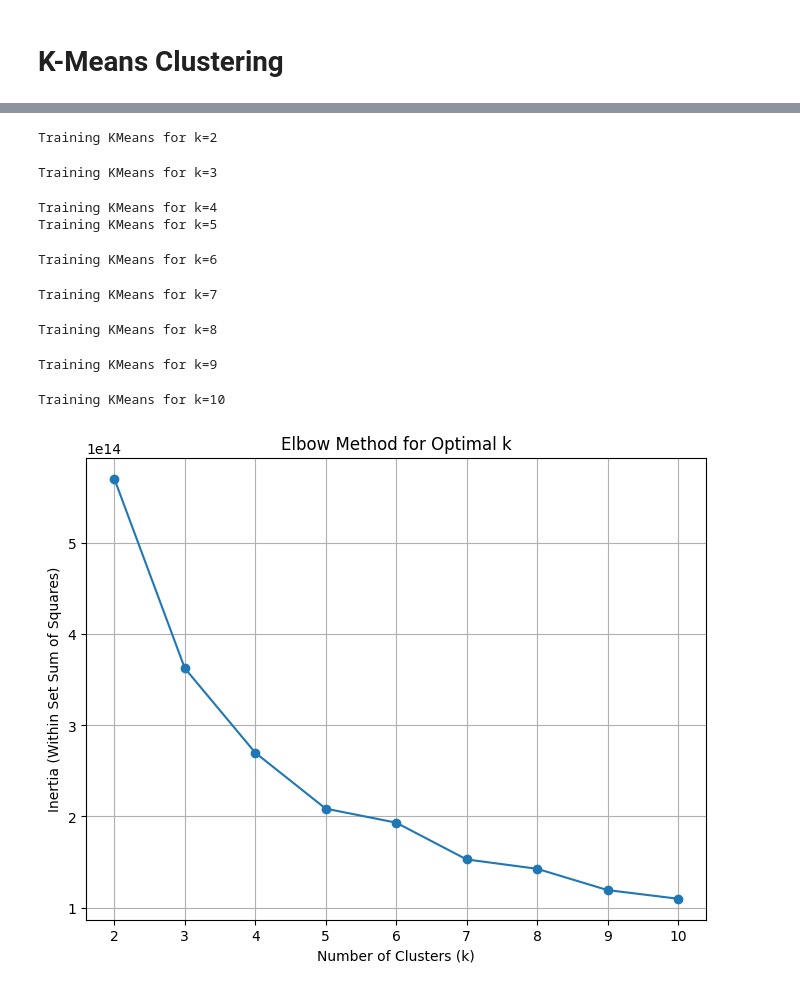
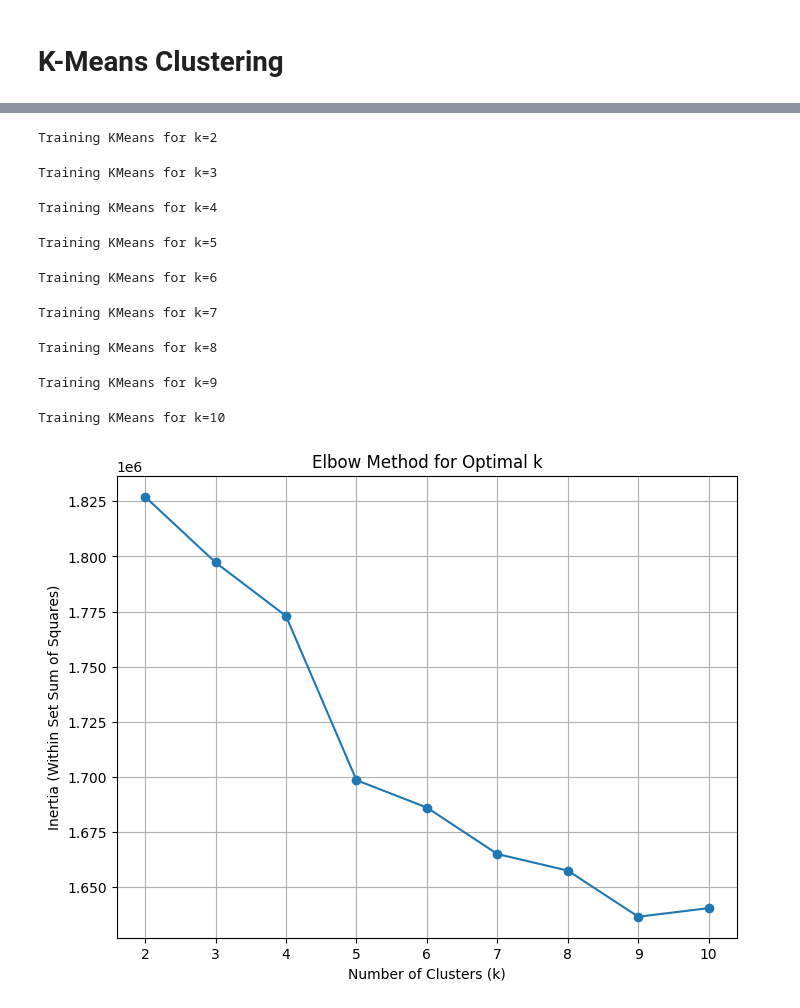
Before and after one commit to esbendamkjaer/DTU-CTFDS-02807-PROJ, a Jupyter notebook: src/dtu_ctfds_02807_proj/collaborative/kmeans_model.ipynb, the cells around one changed output, grey strips where cells are left out. Cells and saved outputs as stored; diff of their text form; code cells hidden in the pictures.

Commit message:
kmeans

```diff
--- a/src/dtu_ctfds_02807_proj/collaborative/kmeans_model.ipynb
+++ b/src/dtu_ctfds_02807_proj/collaborative/kmeans_model.ipynb
@@ -48,5 +48,5 @@ else:
     games = spark.read.parquet('file:////work/ds/steam_games_parquet')
 
 
-# game_reviews: DataFrame = game_reviews.persist()
-# games: DataFrame = games.persist()
+games = game_reviews.select('app_id').distinct().join(games, "app_id", 'inner').cache()
+game_reviews: DataFrame = game_reviews.persist()
@@ -114,45 +148,39 @@ top_games_per_cluster.show(truncate=False)
 # %%
-features = [
-    "recommended",
-    "author_num_reviews",
-    "author_playtime_at_review",
-    "author_playtime_forever",
-    "author_playtime_last_two_weeks",
-]
-assembler = VectorAssembler(inputCols=features, outputCol="features")
-assembled_data = assembler.transform(many_reviews_users)
 
 # Elbow method: Compute inertia for different k values
 k_values = list(range(2, 11))  # Modify range as needed
 inertia = []
 
 for k in k_values:
     print(f"Training KMeans for k={k}")
-    kmeans = KMeans(featuresCol="features", k=k, seed=42)
-    model = kmeans.fit(assembled_data)
-    predictions = model.transform(assembled_data)
+
+    kmeans = KMeans(k=k, seed=1234)  # Adjust k as needed
+    model = kmeans.fit(user_features)
+
+    clustered_users = model.transform(user_features)
+
 
     # Compute WSSSE (Within Set Sum of Squared Errors)
     rmse_evaluator = ClusteringEvaluator(predictionCol="prediction", featuresCol="features", metricName="silhouette")
-    silhouette = rmse_evaluator.evaluate(predictions)
+    silhouette = rmse_evaluator.evaluate(clustered_users)
     inertia.append(model.summary.trainingCost)
 
 # Plot the elbow method results
 plt.figure(figsize=(8, 6))
 plt.plot(k_values, inertia, marker="o")
 plt.title("Elbow Method for Optimal k")
 plt.xlabel("Number of Clusters (k)")
 plt.ylabel("Inertia (Within Set Sum of Squares)")
 plt.grid()
 plt.show()
 # %% [output]
 Training KMeans for k=2
 Training KMeans for k=3
 Training KMeans for k=4
-Training KMeans for k=5
-Training KMeans for k=6
+Training KMeans for k=5
-Training KMeans for k=7
+Training KMeans for k=6
-Training KMeans for k=8
+Training KMeans for k=7
-Training KMeans for k=9
+Training KMeans for k=8
-Training KMeans for k=10
+Training KMeans for k=9
+Training KMeans for k=10
-[figure, old version]
+[figure, new version]
```
Also changed, not shown: parts of 7 cells of this notebook.
